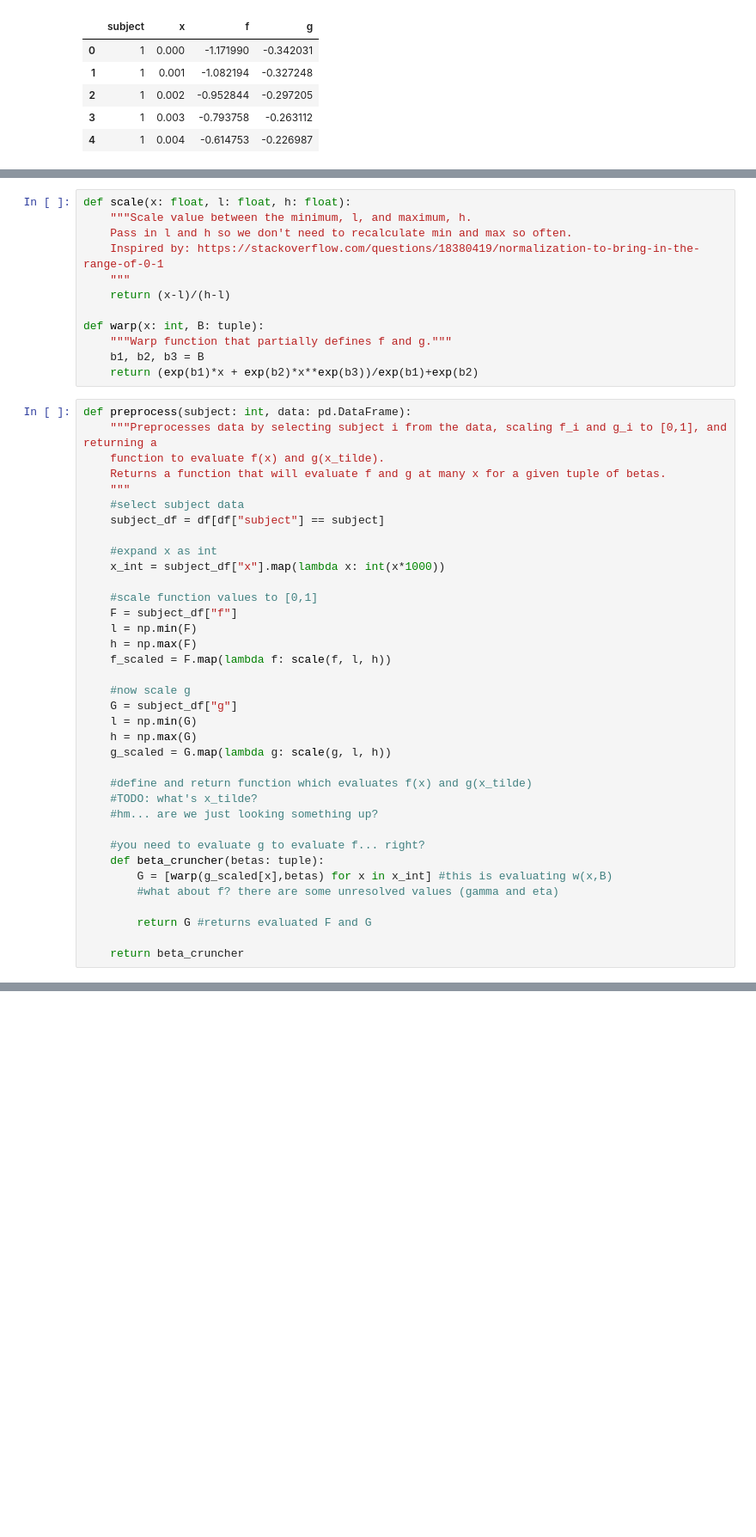
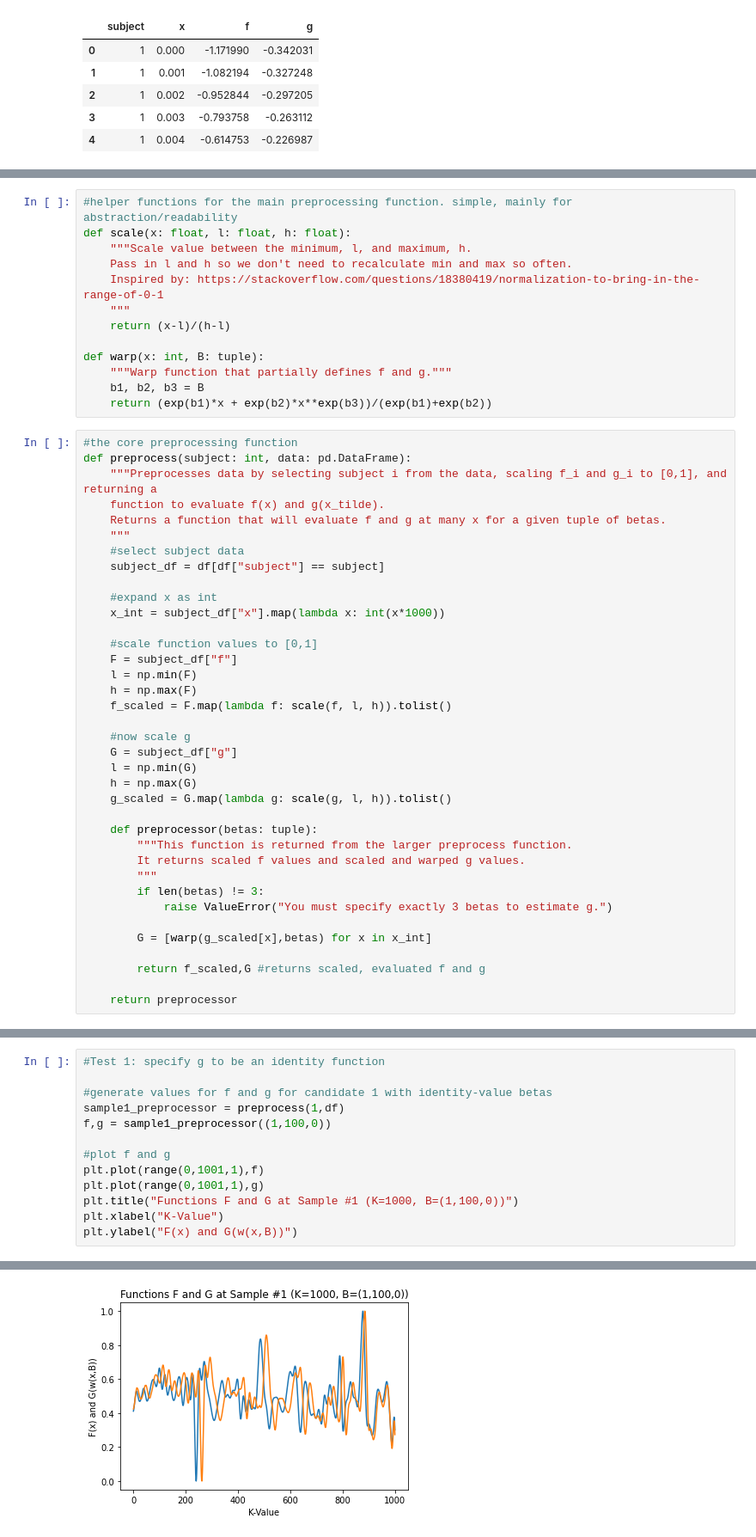
Before and after one commit to SeanSteinle/stat778-hw2, a Jupyter notebook: explore.ipynb, the cells around one changed output, grey strips where cells are left out. Shown: that part at 86% size. Drawn from its saved outputs; the diff is of its cells as text; blank space fills up the shorter version.

Commit message:
dressed up nb, added tests for part 1

```diff
--- a/explore.ipynb
+++ b/explore.ipynb
@@ -17,4 +45,5 @@ df.head()
 # %%
+#helper functions for the main preprocessing function. simple, mainly for abstraction/readability
 def scale(x: float, l: float, h: float):
     """Scale value between the minimum, l, and maximum, h.
     Pass in l and h so we don't need to recalculate min and max so often.
@@ -25,8 +54,9 @@ def scale(x: float, l: float, h: float):
 def warp(x: int, B: tuple):
     """Warp function that partially defines f and g."""
     b1, b2, b3 = B
-    return (exp(b1)*x + exp(b2)*x**exp(b3))/exp(b1)+exp(b2)
+    return (exp(b1)*x + exp(b2)*x**exp(b3))/(exp(b1)+exp(b2))
 # %%
+#the core preprocessing function
 def preprocess(subject: int, data: pd.DataFrame):
     """Preprocesses data by selecting subject i from the data, scaling f_i and g_i to [0,1], and returning a
     function to evaluate f(x) and g(x_tilde).
@@ -42,23 +72,23 @@ def preprocess(subject: int, data: pd.DataFrame):
     F = subject_df["f"]
     l = np.min(F)
     h = np.max(F)
-    f_scaled = F.map(lambda f: scale(f, l, h))
+    f_scaled = F.map(lambda f: scale(f, l, h)).tolist()
 
     #now scale g
     G = subject_df["g"]
     l = np.min(G)
     h = np.max(G)
-    g_scaled = G.map(lambda g: scale(g, l, h))
+    g_scaled = G.map(lambda g: scale(g, l, h)).tolist()
 
-    #define and return function which evaluates f(x) and g(x_tilde)
-    #TODO: what's x_tilde?
-    #hm... are we just looking something up?
+    def preprocessor(betas: tuple):
+        """This function is returned from the larger preprocess function.
+        It returns scaled f values and scaled and warped g values.
+        """
+        if len(betas) != 3:
+            raise ValueError("You must specify exactly 3 betas to estimate g.")
 
-    #you need to evaluate g to evaluate f... right?
-    def beta_cruncher(betas: tuple):
-        G = [warp(g_scaled[x],betas) for x in x_int] #this is evaluating w(x,B)
-        #what about f? there are some unresolved values (gamma and eta)
+        G = [warp(g_scaled[x],betas) for x in x_int]
 
-        return G #returns evaluated F and G
+        return f_scaled,G #returns scaled, evaluated f and g
 
-    return beta_cruncher
+    return preprocessor
@@ -107,0 +102,14 @@ preprocess(1, df)
+# %%
+#Test 1: specify g to be an identity function
+
+#generate values for f and g for candidate 1 with identity-value betas
+sample1_preprocessor = preprocess(1,df)
+f,g = sample1_preprocessor((1,100,0))
+
+#plot f and g
+plt.plot(range(0,1001,1),f)
+plt.plot(range(0,1001,1),g)
+plt.title("Functions F and G at Sample #1 (K=1000, B=(1,100,0))")
+plt.xlabel("K-Value")
+plt.ylabel("F(x) and G(w(x,B))")
+# %% [output]
@@ -107,0 +117 @@ preprocess(1, df)
+[figure, added]
```
Also changed, not shown: parts of 17 cells of this notebook.
